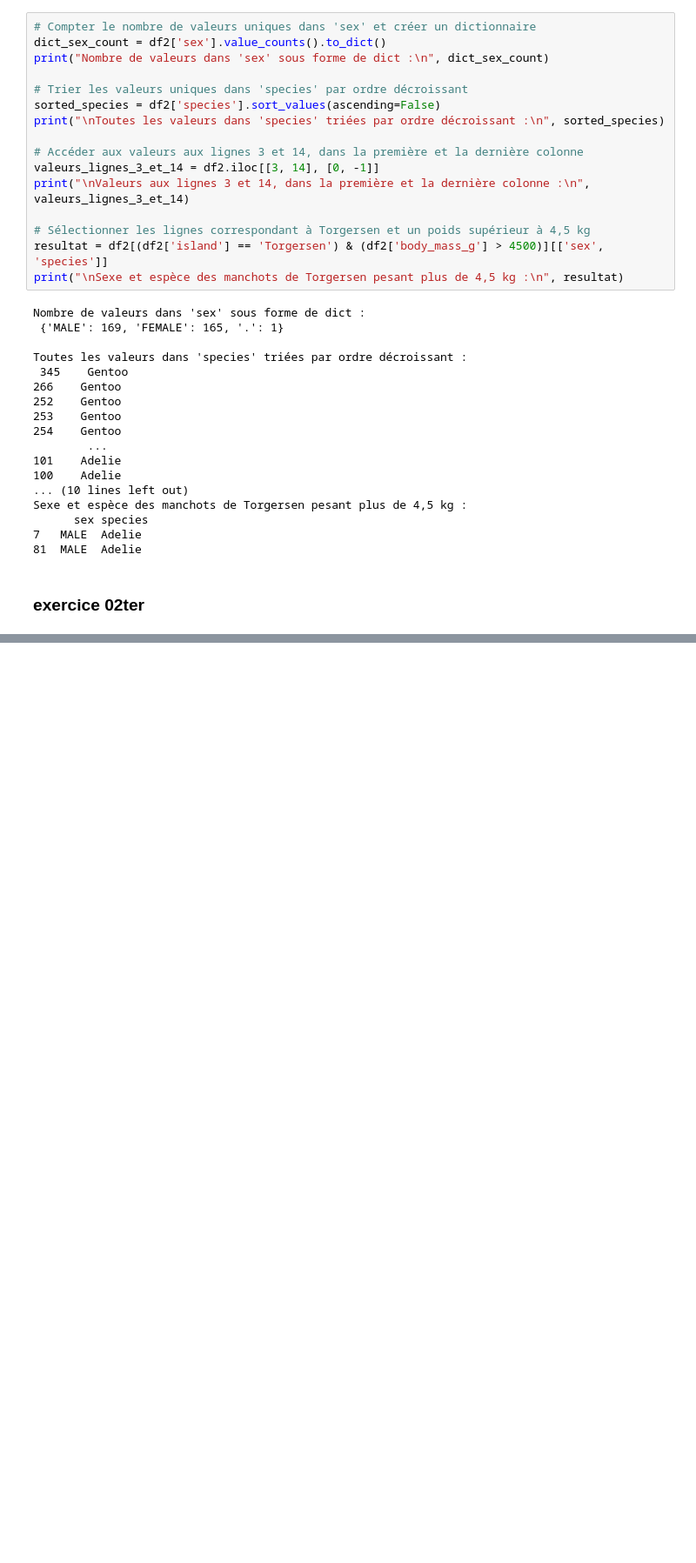
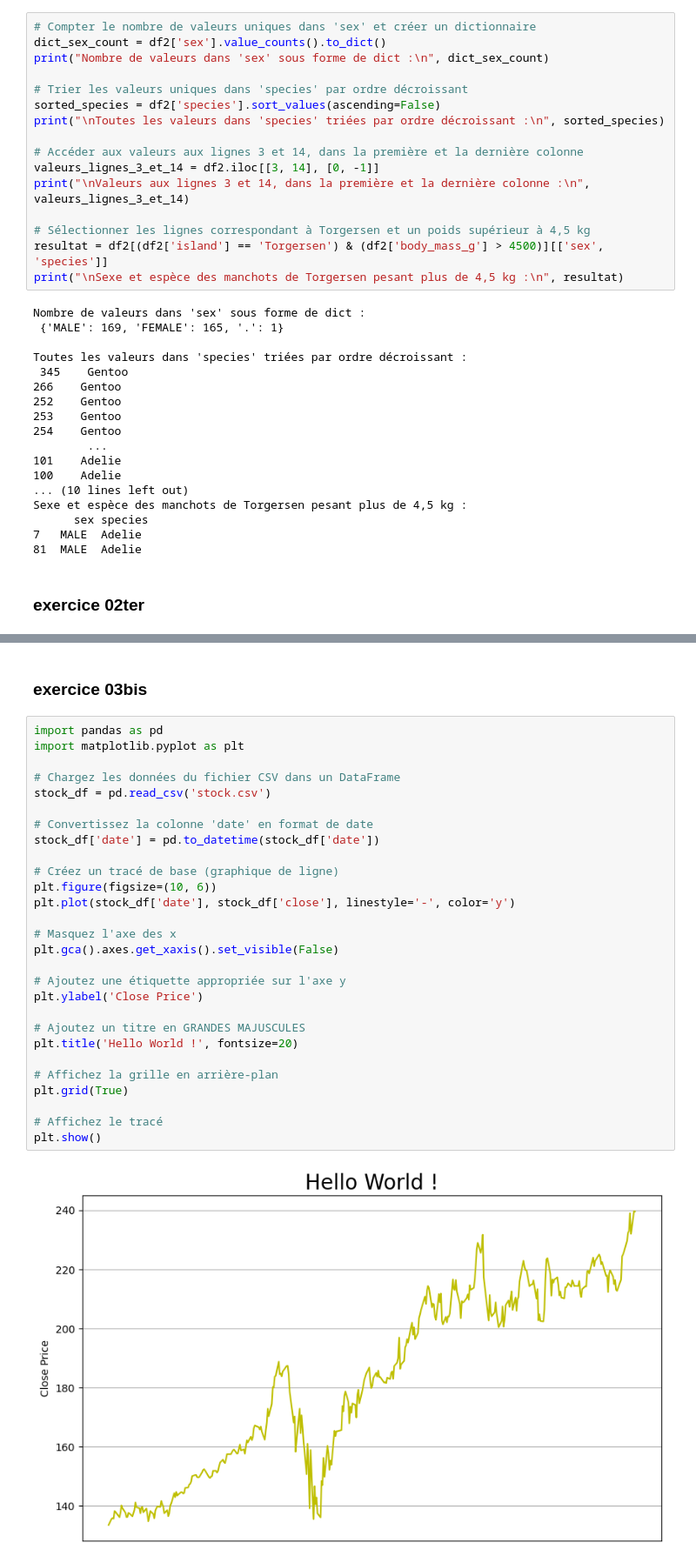
Before and after one commit to Jadesaadouni/Piscine-2024-5, a Jupyter notebook: day05.ipynb, the cells around one changed output, grey strips where cells are left out. Shown at 87% size. Cells and saved outputs as stored; diff of their text form; blank space fills up the shorter version.

```diff
--- a/day05.ipynb
+++ b/day05.ipynb
@@ -197,0 +222,32 @@ See the caveats in the documentation: https://pandas.pydata.org/pandas-docs/stab
+# %% [markdown]
+### exercice 03bis
+# %%
+import pandas as pd
+import matplotlib.pyplot as plt
+
+# Chargez les données du fichier CSV dans un DataFrame
+stock_df = pd.read_csv('stock.csv')
+
+# Convertissez la colonne 'date' en format de date
+stock_df['date'] = pd.to_datetime(stock_df['date'])
+
+# Créez un tracé de base (graphique de ligne)
+plt.figure(figsize=(10, 6))
+plt.plot(stock_df['date'], stock_df['close'], linestyle='-', color='y')
+
+# Masquez l'axe des x
+plt.gca().axes.get_xaxis().set_visible(False)
+
+# Ajoutez une étiquette appropriée sur l'axe y
+plt.ylabel('Close Price')
+
+# Ajoutez un titre en GRANDES MAJUSCULES
+plt.title('Hello World !', fontsize=20)
+
+# Affichez la grille en arrière-plan
+plt.grid(True)
+
+# Affichez le tracé
+plt.show()
+# %% [output]
+[figure, added]
```
Also changed, not shown: parts of 7 cells of this notebook, 2 other files.
